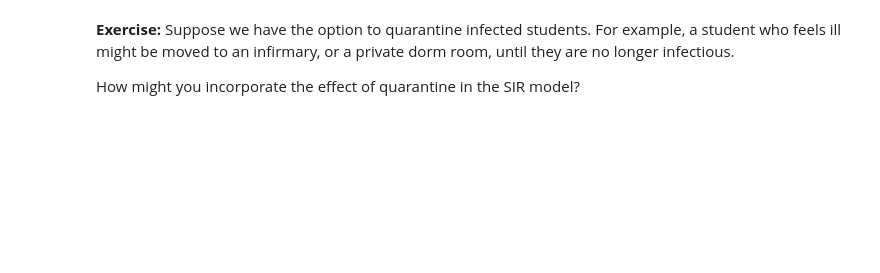
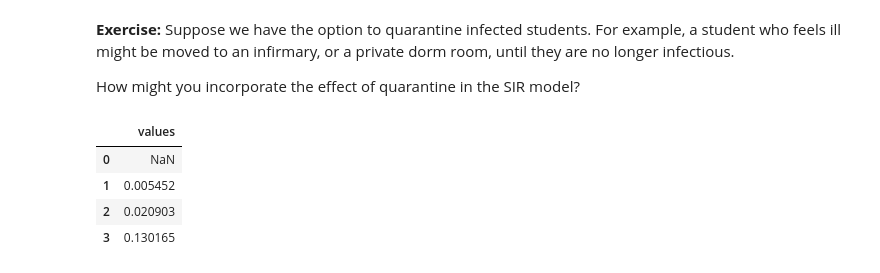
Before and after one commit to andrewbowen19/SimulationAndModellingDATA604, a Jupyter notebook: notebooks/bowen_chap12.ipynb, the cells around one changed output. Cells and saved outputs as stored; diff of their text form; code cells hidden in the pictures; blank space fills up the shorter version.

```diff
--- a/notebooks/bowen_chap12.ipynb
+++ b/notebooks/bowen_chap12.ipynb
@@ -547,0 +603,9 @@ How might you incorporate the effect of quarantine in the SIR model?
+# %%
+low_array = np.array([0,1,2,3])
+quarantine_results = sweep_quarantine(low_array)
+# %% [output]
+|  | values |
+| 0 | NaN |
+| 1 | 0.005452 |
+| 2 | 0.020903 |
+| 3 | 0.130165 |
```
Also changed, not shown: parts of 11 cells of this notebook.
